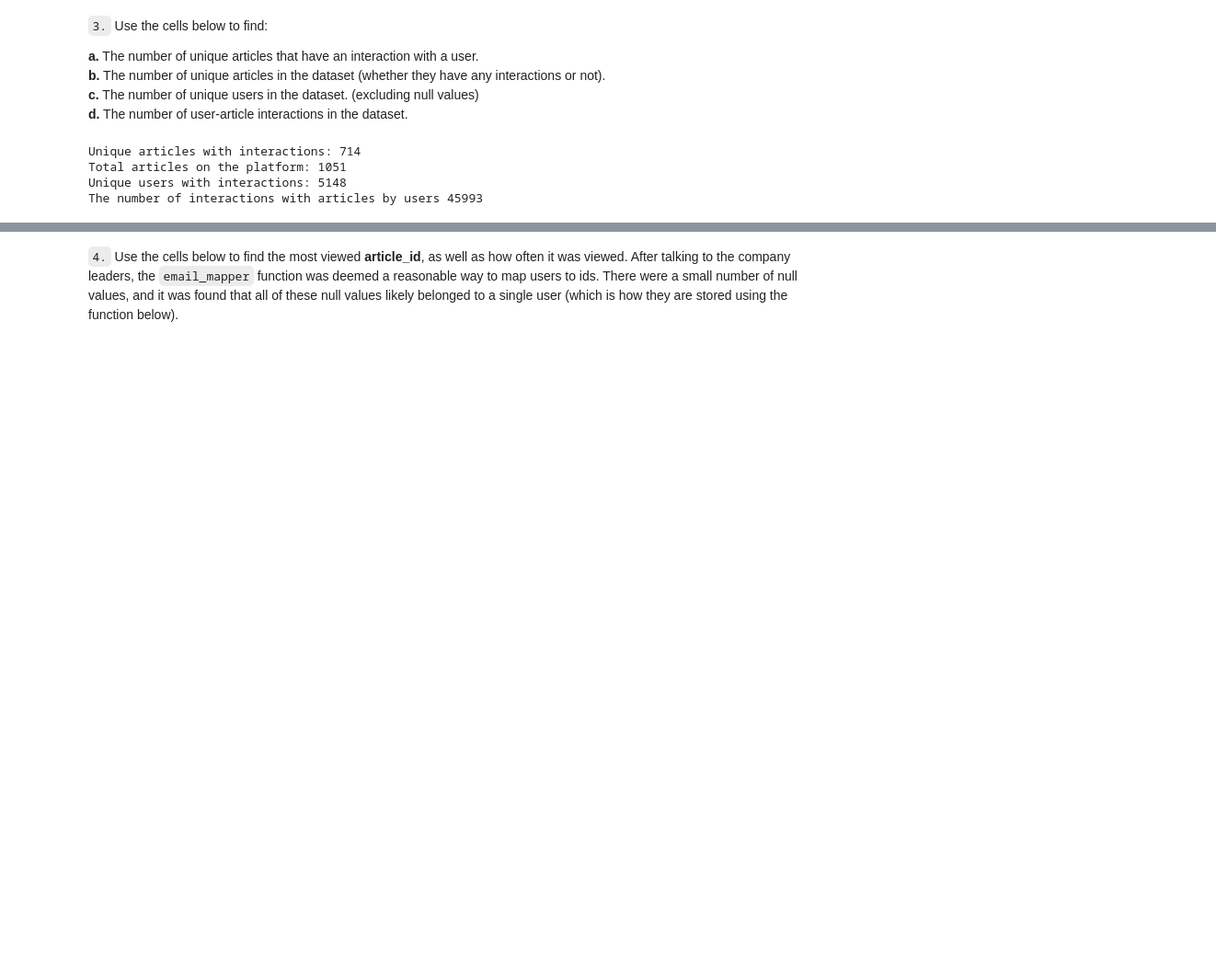
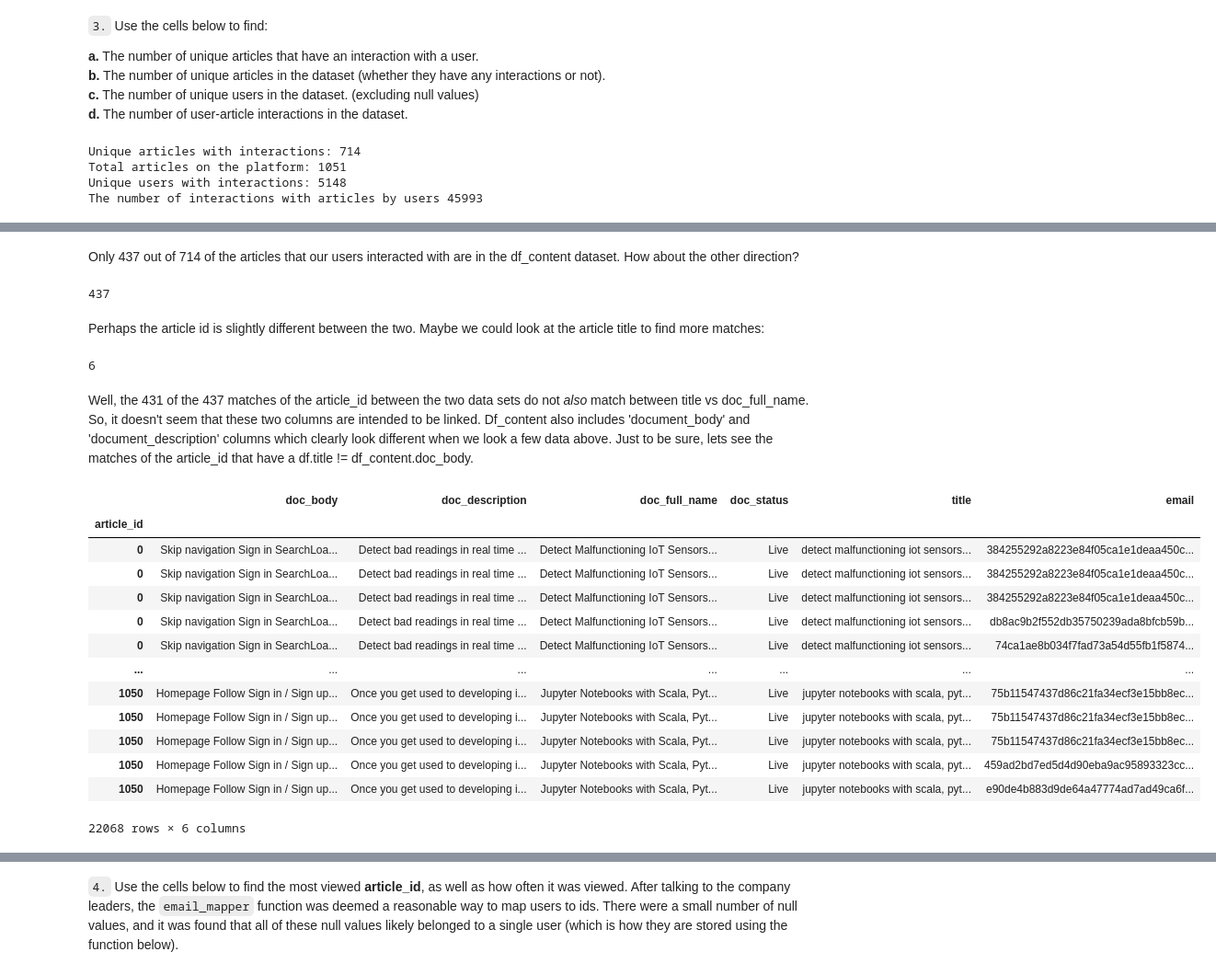
Before and after one commit to lewi0332/recommendations_with_ibm, a Jupyter notebook: Recommendations_with_IBM.ipynb, the cells around one changed output, grey strips where cells are left out. Shown at 92% size. Drawn from its saved outputs; the diff is of its cells as text; code cells hidden in the pictures; blank space fills up the shorter version.

```diff
--- a/Recommendations_with_IBM.ipynb
+++ b/Recommendations_with_IBM.ipynb
@@ -146,0 +158,31 @@ The number of interactions with articles by users 45993
+# %% [markdown]
+Only 437 out of 714 of the articles that our users interacted with are in the df_content dataset. How about the other direction?
+# %%
+pd.Series(df_content.article_id.unique()).isin(df.article_id.unique()).sum()
+# %% [output]
+437
+# %% [markdown]
+Perhaps the article id is slightly different between the two.  Maybe we could look at the article title to find more matches:
+# %%
+pd.Series(df_content.doc_full_name.unique()).isin(df.title.unique()).sum()
+# %% [output]
+6
+# %% [markdown]
+Well, the 431 of the 437 matches of the article_id between the two data sets do not *also* match between title vs doc_full_name. So, it doesn't seem that these two columns are intended to be linked. Df_content also includes 'document_body' and 'document_description' columns which clearly look different when we look a few data above. Just to be sure, lets see the matches of the article_id that have a df.title != df_content.doc_body.
+# %%
+df_content.set_index('article_id').join(df.set_index('article_id'), how='left')
+# %% [output]
+|  | doc_body | doc_description | doc_full_name | doc_status | title | email |
+| article_id |  |  |  |  |  |  |
+| 0 | Skip navigation Sign in SearchLoa... | Detect bad readings in real time ... | Detect Malfunctioning IoT Sensors... | Live | detect malfunctioning iot sensors... | 384255292a8223e84f05ca1e1deaa450c... |
+| 0 | Skip navigation Sign in SearchLoa... | Detect bad readings in real time ... | Detect Malfunctioning IoT Sensors... | Live | detect malfunctioning iot sensors... | 384255292a8223e84f05ca1e1deaa450c... |
+| 0 | Skip navigation Sign in SearchLoa... | Detect bad readings in real time ... | Detect Malfunctioning IoT Sensors... | Live | detect malfunctioning iot sensors... | 384255292a8223e84f05ca1e1deaa450c... |
+| 0 | Skip navigation Sign in SearchLoa... | Detect bad readings in real time ... | Detect Malfunctioning IoT Sensors... | Live | detect malfunctioning iot sensors... | db8ac9b2f552db35750239ada8bfcb59b... |
+| 0 | Skip navigation Sign in SearchLoa... | Detect bad readings in real time ... | Detect Malfunctioning IoT Sensors... | Live | detect malfunctioning iot sensors... | 74ca1ae8b034f7fad73a54d55fb1f5874... |
+| ... | ... | ... | ... | ... | ... | ... |
+| 1050 | Homepage Follow Sign in / Sign up... | Once you get used to developing i... | Jupyter Notebooks with Scala, Pyt... | Live | jupyter notebooks with scala, pyt... | 75b11547437d86c21fa34ecf3e15bb8ec... |
+| 1050 | Homepage Follow Sign in / Sign up... | Once you get used to developing i... | Jupyter Notebooks with Scala, Pyt... | Live | jupyter notebooks with scala, pyt... | 75b11547437d86c21fa34ecf3e15bb8ec... |
+| 1050 | Homepage Follow Sign in / Sign up... | Once you get used to developing i... | Jupyter Notebooks with Scala, Pyt... | Live | jupyter notebooks with scala, pyt... | 75b11547437d86c21fa34ecf3e15bb8ec... |
+| 1050 | Homepage Follow Sign in / Sign up... | Once you get used to developing i... | Jupyter Notebooks with Scala, Pyt... | Live | jupyter notebooks with scala, pyt... | 459ad2bd7ed5d4d90eba9ac95893323cc... |
+| 1050 | Homepage Follow Sign in / Sign up... | Once you get used to developing i... | Jupyter Notebooks with Scala, Pyt... | Live | jupyter notebooks with scala, pyt... | e90de4b883d9de64a47774ad7ad49ca6f... |
+22068 rows × 6 columns
```
Also changed, not shown: parts of 41 cells of this notebook, 1 other file.
